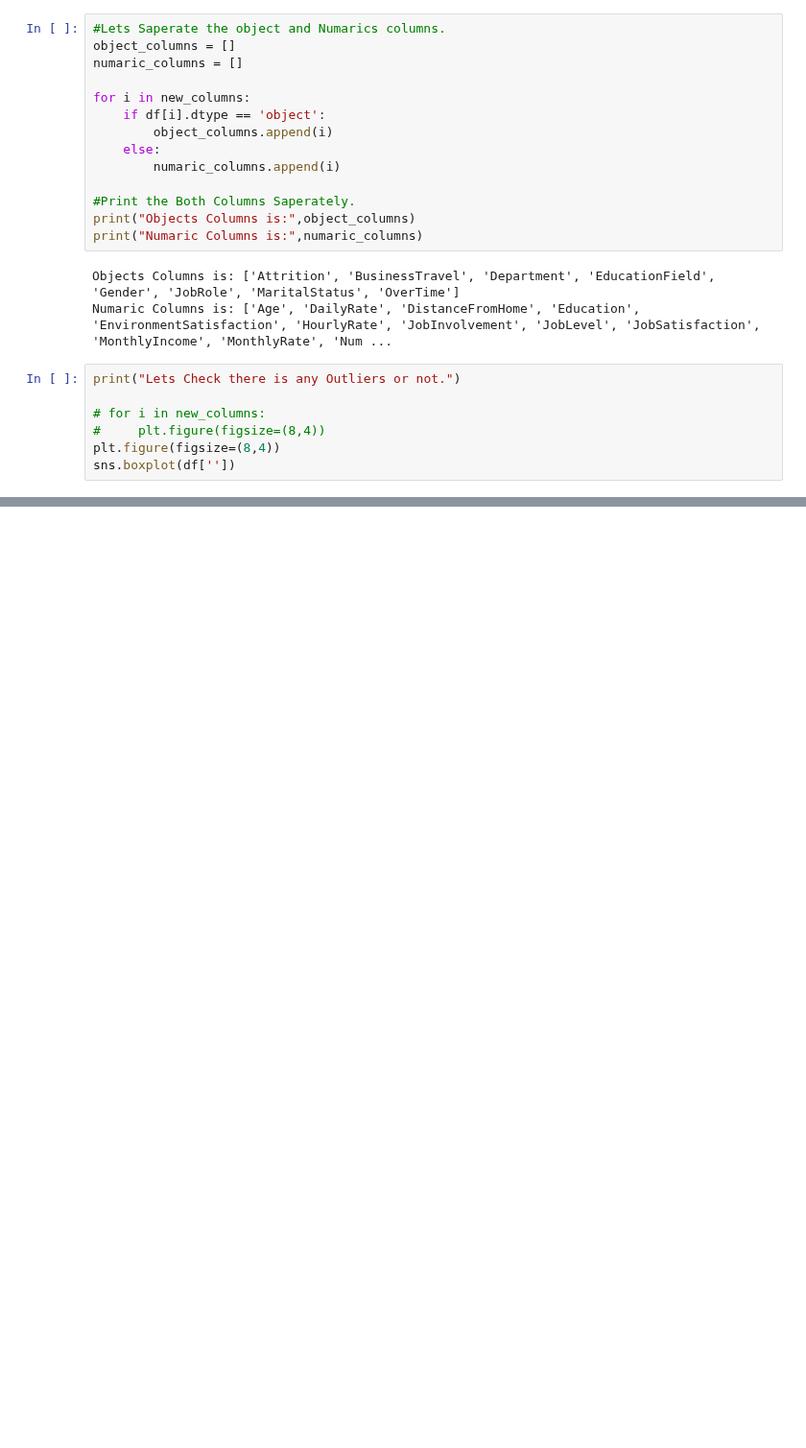
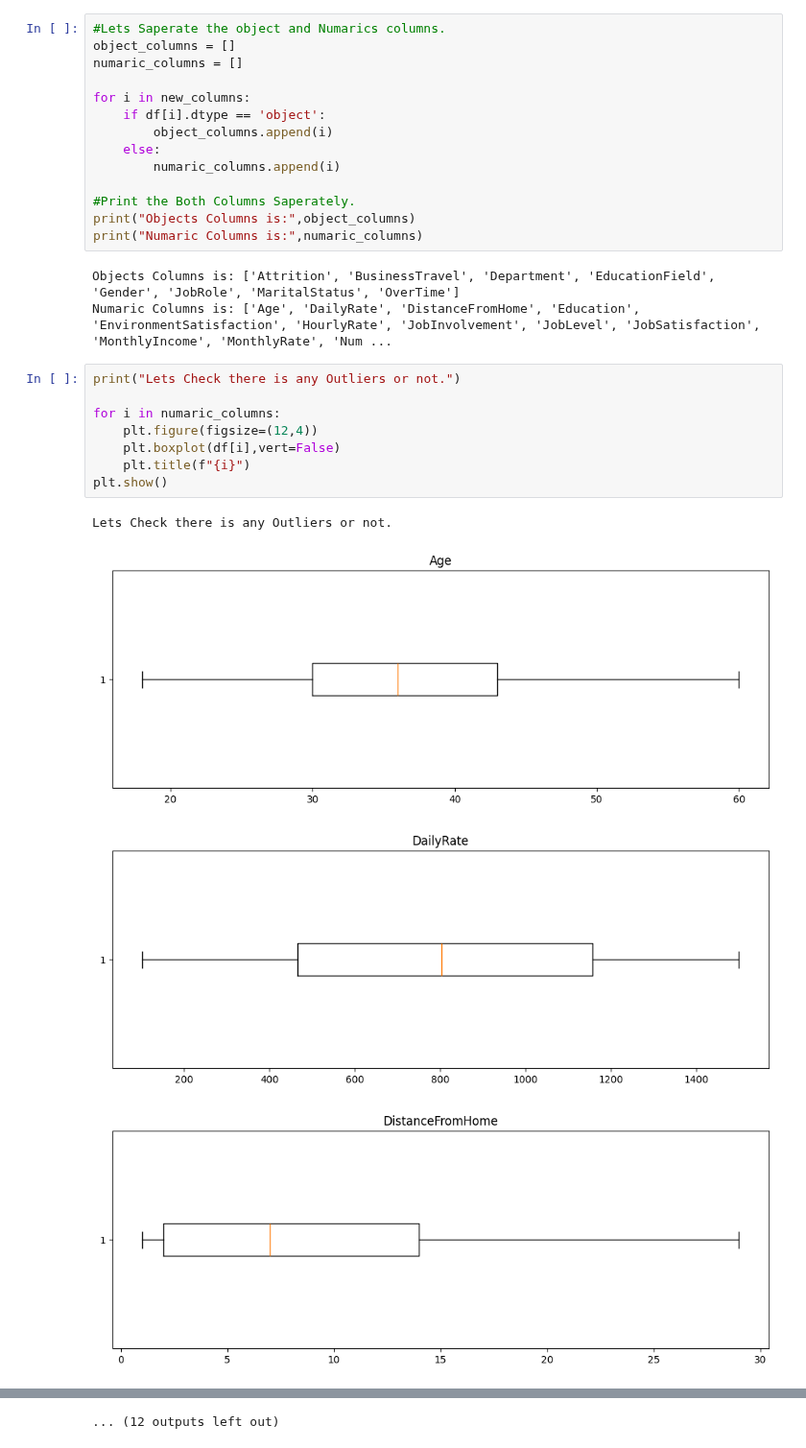
Before and after one commit to derravi/Employee_Attrition_Prediction_Using_Machine_Learning_-IBM_HR_Dataset-, a Jupyter notebook: Employee Attrition Prediction.ipynb, the cells around one changed output, grey strips where cells are left out. Shown at 96% size. Saved outputs shown, nothing was run; the diff lists cells and outputs as text; blank space fills up the shorter version.

Commit message:
Check the OutLiers

```diff
--- a/Employee Attrition Prediction.ipynb
+++ b/Employee Attrition Prediction.ipynb
@@ -141,7 +135,13 @@ Numaric Columns is: ['Age', 'DailyRate', 'DistanceFromHome', 'Education', 'Envir
 # %%
 print("Lets Check there is any Outliers or not.")
 
-# for i in new_columns:
-#     plt.figure(figsize=(8,4))
-plt.figure(figsize=(8,4))
-sns.boxplot(df[''])
+for i in numaric_columns:
+    plt.figure(figsize=(12,4))
+    plt.boxplot(df[i],vert=False)
+    plt.title(f"{i}")
+plt.show()
+# %% [output]
+Lets Check there is any Outliers or not.
+[figure, added]
+[figure, added]
+[figure, added]
@@ -147,0 +156 @@ sns.boxplot(df[''])
+... (12 outputs left out)
```
Also changed, not shown: parts of 3 cells of this notebook.
